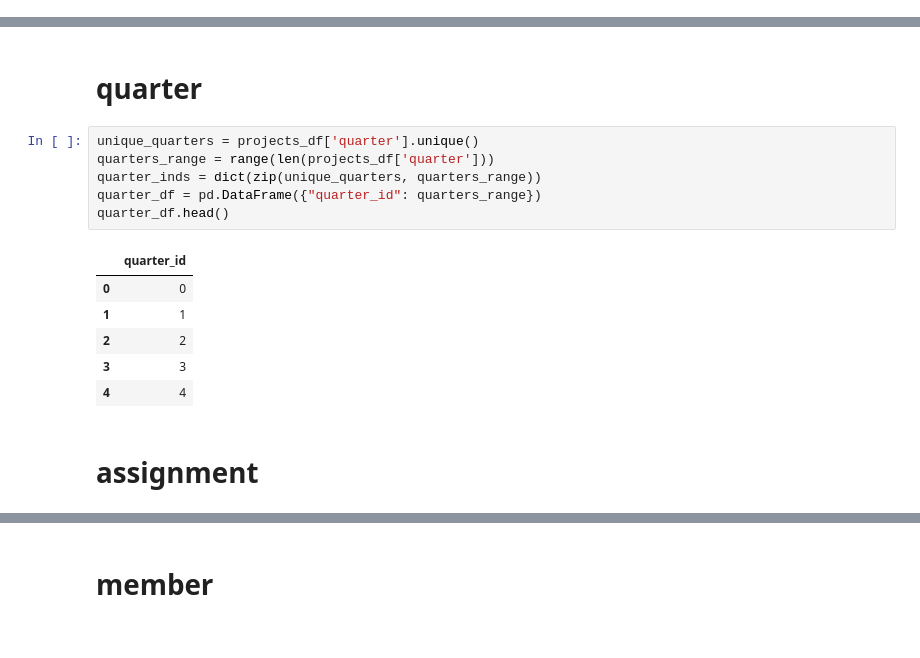
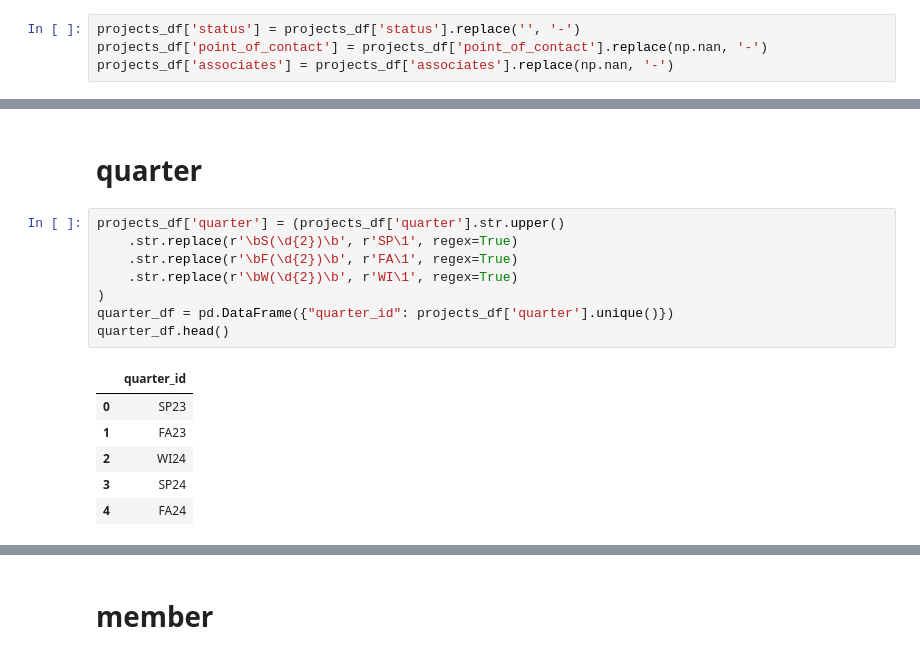
Before and after one commit to itsgeorgema/tcgdashboard, a Jupyter notebook: data_cleaning/clean.ipynb, the cells around one changed output, grey strips where cells are left out. Drawn from its saved outputs; the diff is of its cells as text.

Commit message:
add changes for projects dataframe prep

```diff
--- a/data_cleaning/clean.ipynb
+++ b/data_cleaning/clean.ipynb
@@ -173,0 +155,4 @@ Name: associates, dtype: object
+# %%
+projects_df['status'] = projects_df['status'].replace('', '-')
+projects_df['point_of_contact'] = projects_df['point_of_contact'].replace(np.nan, '-')
+projects_df['associates'] = projects_df['associates'].replace(np.nan, '-')
@@ -174,17 +168,17 @@ Name: associates, dtype: object
 # %% [markdown]
 # quarter
 # %%
-unique_quarters = projects_df['quarter'].unique()
-quarters_range = range(len(projects_df['quarter']))
-quarter_inds = dict(zip(unique_quarters, quarters_range))
-quarter_df = pd.DataFrame({"quarter_id": quarters_range})
+projects_df['quarter'] = (projects_df['quarter'].str.upper()
+    .str.replace(r'\bS(\d{2})\b', r'SP\1', regex=True)
+    .str.replace(r'\bF(\d{2})\b', r'FA\1', regex=True)
+    .str.replace(r'\bW(\d{2})\b', r'WI\1', regex=True)
+)
+quarter_df = pd.DataFrame({"quarter_id": projects_df['quarter'].unique()})
 quarter_df.head()
 # %% [output]
 |  | quarter_id |
-| 0 | 0 |
-| 1 | 1 |
-| 2 | 2 |
-| 3 | 3 |
-| 4 | 4 |
+| 0 | SP23 |
+| 1 | FA23 |
+| 2 | WI24 |
+| 3 | SP24 |
+| 4 | FA24 |
-# %% [markdown]
-# assignment
```
Also changed, not shown: parts of 23 cells of this notebook.
